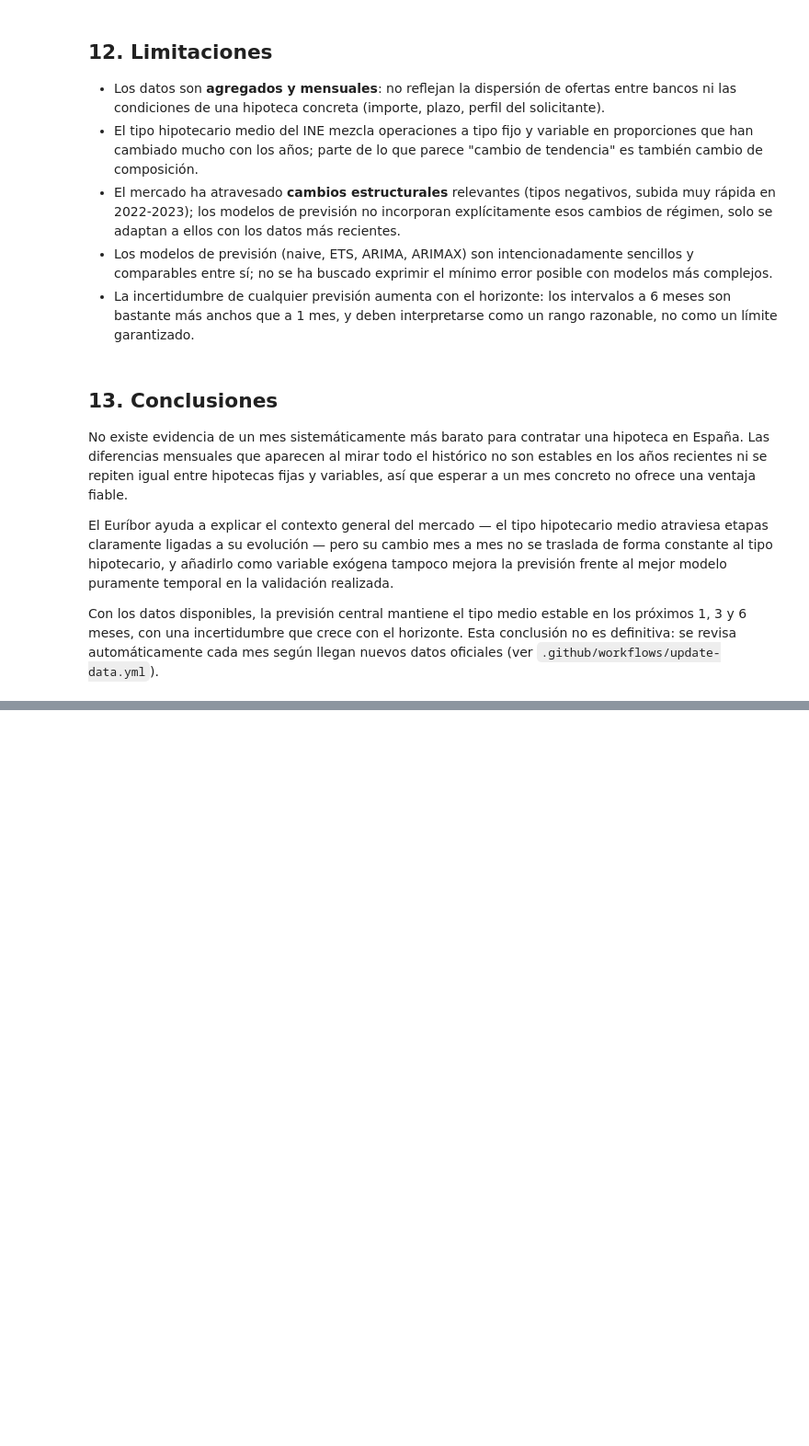
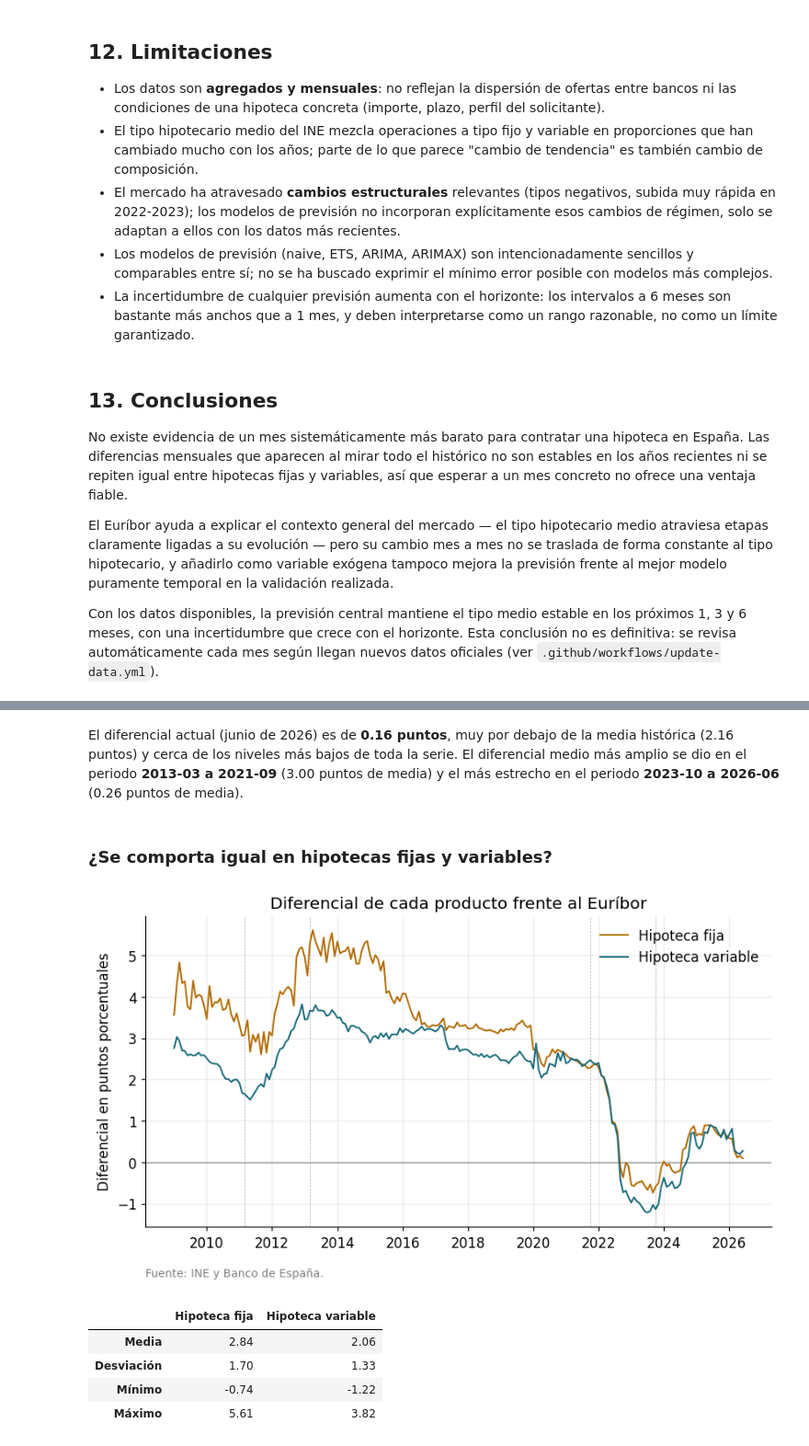
Before and after one commit to JorgeBaGa/hipotecas-estacionalidad-espana, a Jupyter notebook: notebooks/hipotecas_analysis.ipynb, the cells around one changed output, grey strips where cells are left out. Shown at 92% size. Cells and saved outputs as stored; diff of their text form; code cells hidden in the pictures; blank space fills up the shorter version.

```diff
--- a/notebooks/hipotecas_analysis.ipynb
+++ b/notebooks/hipotecas_analysis.ipynb
@@ -743,0 +860,50 @@ cada mes según llegan nuevos datos oficiales (ver `.github/workflows/update-dat
+# %%
+ultimo_spread = spread.iloc[-1]
+etapa_mas_amplia = resumen_spread.loc[resumen_spread["Media"].idxmax()]
+etapa_mas_estrecha = resumen_spread.loc[resumen_spread["Media"].idxmin()]
+
+display(Markdown(
+    f"El diferencial actual ({dp.fecha_mes_es(ultimo_spread['fecha'])}) es de "
+    f"**{ultimo_spread['spread']:.2f} puntos**, muy por debajo de la media histórica "
+    f"({spread['spread'].mean():.2f} puntos) y cerca de los niveles más bajos de toda la serie. "
+    f"El diferencial medio más amplio se dio en el periodo **{etapa_mas_amplia['Periodo']}** "
+    f"({etapa_mas_amplia['Media']:.2f} puntos de media) y el más estrecho en el periodo "
+    f"**{etapa_mas_estrecha['Periodo']}** ({etapa_mas_estrecha['Media']:.2f} puntos de media)."
+))
+# %% [output]
+El diferencial actual (junio de 2026) es de **0.16 puntos**, muy por debajo de la media histórica (2.16 puntos) y cerca de los niveles más bajos de toda la serie. El diferencial medio más amplio se dio en el periodo **2013-03 a 2021-09** (3.00 puntos de media) y el más estrecho en el periodo **2023-10 a 2026-06** (0.26 puntos de media).
+# %% [markdown]
+### ¿Se comporta igual en hipotecas fijas y variables?
+# %%
+spread_productos = (
+    tipos_fijos.merge(tipos_variables, on="fecha")
+    .merge(euribor[["fecha", "euribor_12m"]], on="fecha")
+    .sort_values("fecha")
+)
+spread_productos["spread_fijo"] = spread_productos["tipo_fijo"] - spread_productos["euribor_12m"]
+spread_productos["spread_variable"] = spread_productos["tipo_variable"] - spread_productos["euribor_12m"]
+
+fig, ax = plt.subplots(figsize=(9, 4.5))
+ax.axhline(0, color="grey", linewidth=0.8)
+for f in fechas_ruptura:
+    ax.axvline(f, color="grey", linestyle="--", linewidth=0.5, alpha=0.6)
+ax.plot(spread_productos["fecha"], spread_productos["spread_fijo"], label="Hipoteca fija", color=COLOR_FIJO, linewidth=1.3)
+ax.plot(spread_productos["fecha"], spread_productos["spread_variable"], label="Hipoteca variable", color=COLOR_VARIABLE, linewidth=1.3)
+ax.set_title("Diferencial de cada producto frente al Euríbor")
+ax.set_ylabel("Diferencial en puntos porcentuales")
+ax.legend(loc="upper right", frameon=False)
+ax.text(0.0, -0.16, "Fuente: INE y Banco de España.", transform=ax.transAxes, fontsize=9, color="grey")
+save_fig(fig, "12_diferencial_fijo_variable_euribor.png")
+plt.show()
+
+resumen_spread_productos = spread_productos[["spread_fijo", "spread_variable"]].agg(["mean", "std", "min", "max"]).round(2)
+resumen_spread_productos.index = ["Media", "Desviación", "Mínimo", "Máximo"]
+resumen_spread_productos.columns = ["Hipoteca fija", "Hipoteca variable"]
+resumen_spread_productos
+# %% [output]
+[figure, added]
+|  | Hipoteca fija | Hipoteca variable |
+| Media | 2.84 | 2.06 |
+| Desviación | 1.70 | 1.33 |
+| Mínimo | -0.74 | -1.22 |
+| Máximo | 5.61 | 3.82 |
```
Also changed, not shown: parts of 16 cells of this notebook, 14 other files.
